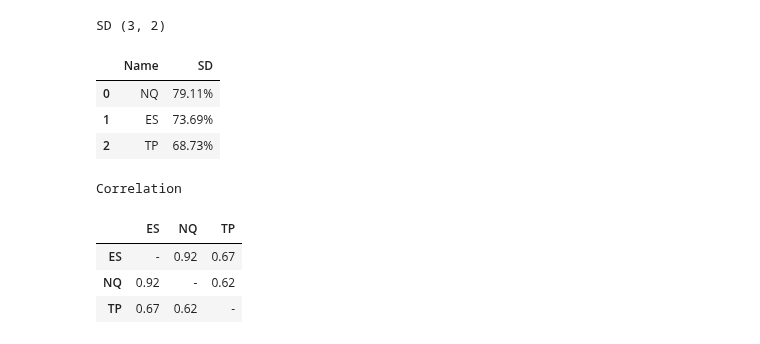
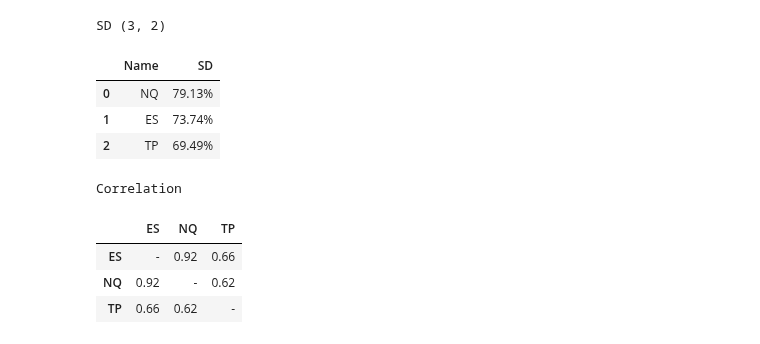
Before and after one commit to ken-100/Investment_Python, a Jupyter notebook: Calculations/PastPerformance.ipynb, the cells around one changed output. Drawn from its saved outputs; the diff is of its cells as text; code cells hidden in the pictures.

```diff
--- a/Calculations/PastPerformance.ipynb
+++ b/Calculations/PastPerformance.ipynb
@@ -19,20 +19,14 @@ def ME(df):
     return df
 
 
-con = pdblp.BCon(timeout=5000)
-con.start()
-
 L = ["ES","NQ","TP"]
-T=[]
-for i in range(len(L)):
-    T += [L[i]+"1 Index"]
+T = [i+"1 Index" for i in L]
 
 d_from = "20070301"
 d_to = workdays.workday(datetime.datetime.today(), days=-1).strftime("%Y%m%d")
 
-df = con.bdh(T, ["px_last"], d_from, d_to,
-            elms = [("nonTradingDayFillOption","NON_TRADING_WEEKDAYS"),("nonTradingDayFillMethod","PREVIOUS_VALUE")]).reset_index()
-df = df[["date"]+T]
+df = blp.bdh(T, ["px_last"], d_from, d_to, Calendar="5D", Fill="P" ).reset_index()
+df = df[["index"]+T]
 df.columns = ["Date"] + L
 df.insert(1,"ME",0)
 
@@ -116,46 +110,56 @@ Monthly Ret (195, 4)
 # %%
 def SD(k):
-    tmp = df.loc[df["ME"]>=k,["Date"]+[x  for x in L]]
-    for j in L:
-        tmp[j] =  tmp[j].pct_change()
+    tmp = df[df["ME"] >= k][L].pct_change().dropna().reset_index(drop=True)
+    tmp = np.std(tmp) * 12**0.5
+    SD = pd.DataFrame({"Name": L, "SD": tmp}).sort_values("SD", ascending=False).reset_index(drop=True)
+    return SD
 
-    tmp = tmp.iloc[1:].reset_index(drop=True)
-    tmp = tmp[L]
-    tmp = np.std(tmp) * 12**0.5
+# def SD(k):
+#     tmp = df.loc[df["ME"]>=k,["Date"]+[x  for x in L]]
+#     for j in L:
+#         tmp[j] =  tmp[j].pct_change()
+#     tmp = tmp.iloc[1:].reset_index(drop=True)
+#     tmp = tmp[L]
+#     tmp = np.std(tmp) * 12**0.5
 
-    SD = pd.DataFrame(np.zeros([len(tmp),2]),columns=["Name","SD"])
-    SD["Name"] = L
-    SD["SD"] = tmp.values
-    SD = SD.sort_values("SD", ascending=False).reset_index(drop=True)
+#     SD = pd.DataFrame(np.zeros([len(tmp),2]),columns=["Name","SD"])
+#     SD["Name"] = L
+#     SD["SD"] = tmp.values
+#     SD = SD.sort_values("SD", ascending=False).reset_index(drop=True)
+#     return SD
 
-    return SD
 
 tmp = SD(3)
 print("SD",tmp.shape)
 tmp["SD"] = tmp["SD"].apply("{:.2%}".format)
 tmp
 # %% [output]
 SD (3, 2)
 |  | Name | SD |
-| 0 | NQ | 79.11% |
-| 1 | ES | 73.69% |
-| 2 | TP | 68.73% |
+| 0 | NQ | 79.13% |
+| 1 | ES | 73.74% |
+| 2 | TP | 69.49% |
 # %%
 def Corr(k):
-    tmp = df.loc[df["ME"]>=k,["Date"]+[ x for x in L]]
+    tmp = df[df["ME"] >= k][L].pct_change().dropna().reset_index(drop=True)
+    tmp = tmp.corr()
+    tmp = tmp.applymap(lambda x: "{:.2f}".format(x)).replace("1.00", "-")
+    return tmp
 
-    for j in L:
-        tmp[j] =  tmp[j].pct_change()
+# def Corr(k):
+#     tmp = df.loc[df["ME"]>=k,["Date"]+[ x for x in L]]
+#     for j in L:
+#         tmp[j] =  tmp[j].pct_change()
 
-    tmp = tmp.iloc[1:].reset_index(drop=True)
-    tmp = tmp[L]
-    tmp = tmp[1:].corr()
+#     tmp = tmp.iloc[1:].reset_index(drop=True)
+#     tmp = tmp[L]
+#     tmp = tmp[1:].corr()
 
-    for i in range(len(tmp)):
-        tmp.iloc[i,:] = tmp.iloc[i,:].apply("{:.2f}".format)
+#     for i in range(len(tmp)):
+#         tmp.iloc[i,:] = tmp.iloc[i,:].apply("{:.2f}".format)
 
-    tmp = tmp.replace("1.00", "-")
-    return tmp
+#     tmp = tmp.replace("1.00", "-")
+#     return tmp
 
 tmp = Corr(1)
 print("Correlation")
@@ -163,9 +167,9 @@ tmp
 # %% [output]
 Correlation
 |  | ES | NQ | TP |
-| ES | - | 0.92 | 0.67 |
+| ES | - | 0.92 | 0.66 |
 | NQ | 0.92 | - | 0.62 |
-| TP | 0.67 | 0.62 | - |
+| TP | 0.66 | 0.62 | - |
 # %%
 def R(k,SD):
     tmp = Ret(3).iloc[[k],1:].T
```
Also changed, not shown: parts of 8 cells of this notebook.
